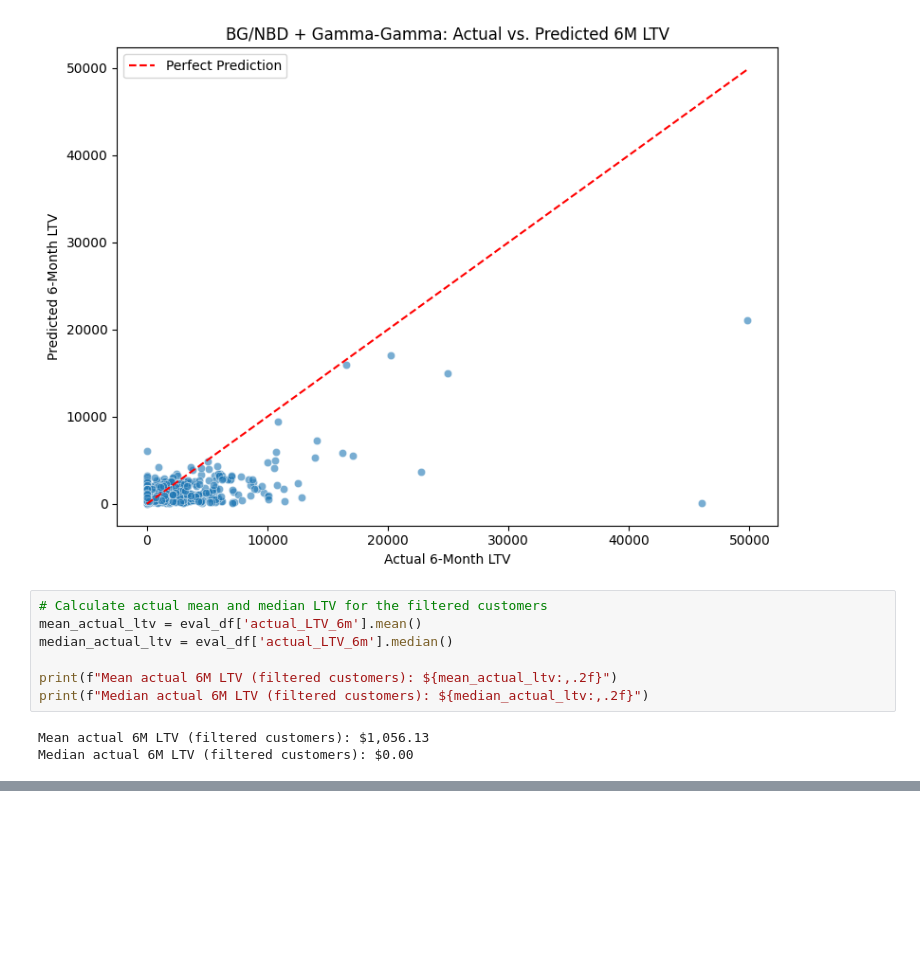
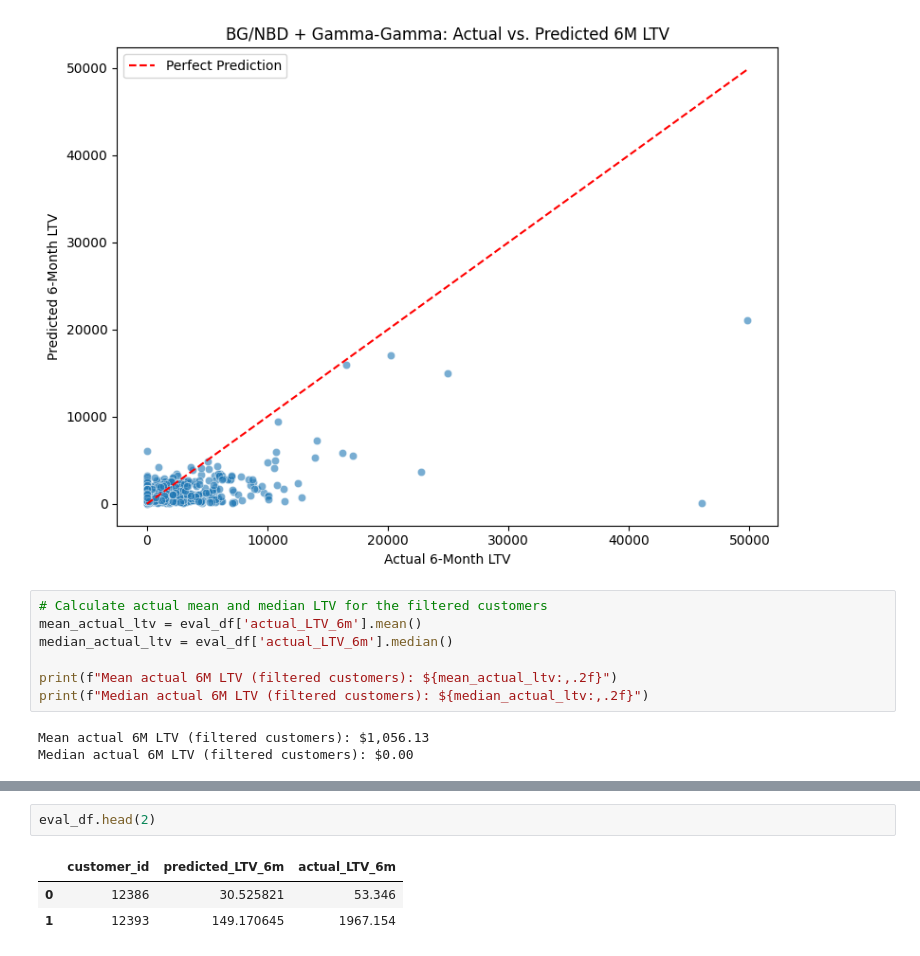
Before and after one commit to CGrainger1/LTV-Capstone-Project, a Jupyter notebook: Step_12_LTV Calculation_Modelling.ipynb, the cells around one changed output, grey strips where cells are left out. Drawn from its saved outputs; the diff is of its cells as text; blank space fills up the shorter version.

```diff
--- a/Step_12_LTV Calculation_Modelling.ipynb
+++ b/Step_12_LTV Calculation_Modelling.ipynb
@@ -389,0 +461,6 @@ Median actual 6M LTV (filtered customers): $0.00
+# %%
+eval_df.head(2)
+# %% [output]
+|  | customer_id | predicted_LTV_6m | actual_LTV_6m |
+| 0 | 12386 | 30.525821 | 53.346 |
+| 1 | 12393 | 149.170645 | 1967.154 |
```
Also changed, not shown: parts of 8 cells of this notebook.
